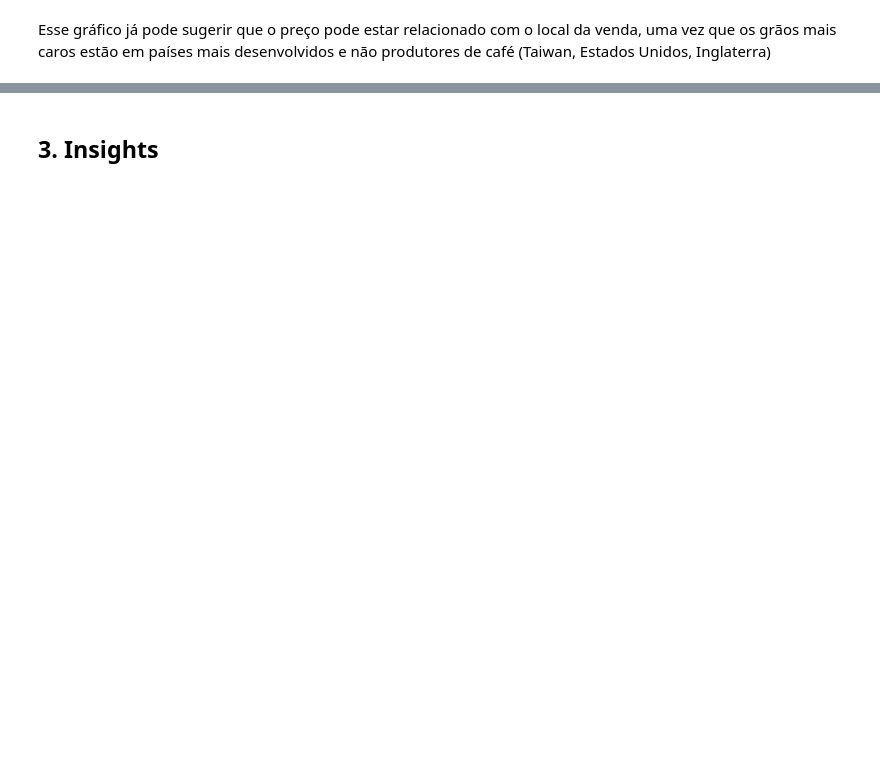
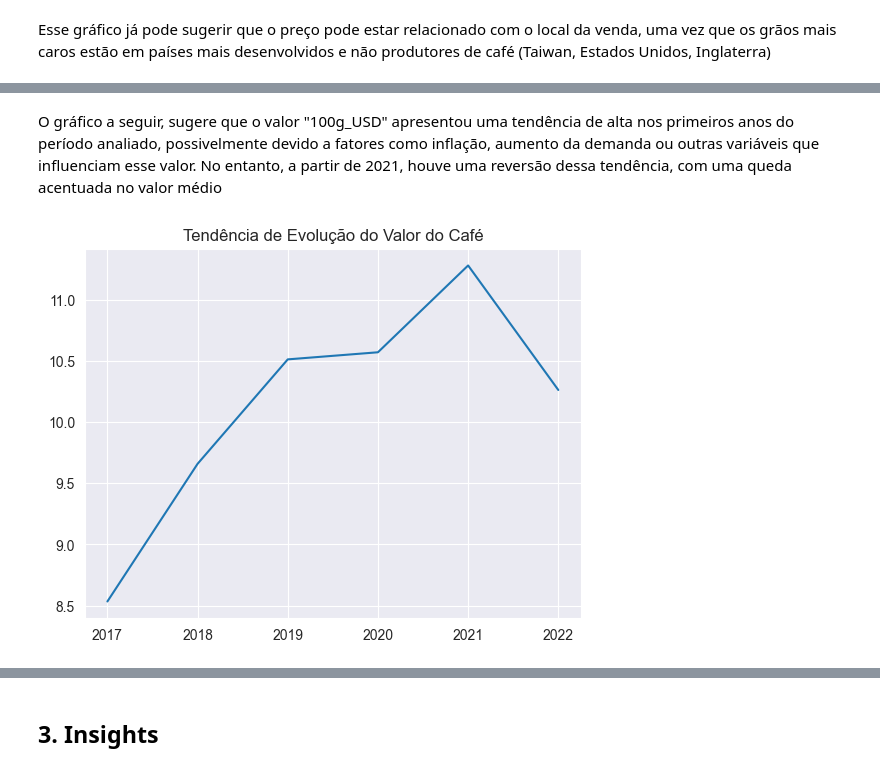
Before and after one commit to atlantico-academy/equipe3-2024.3, a Jupyter notebook: notebooks/01-exploratory_data_analysis.ipynb, the cells around one changed output, grey strips where cells are left out. Cells and saved outputs as stored; diff of their text form; code cells hidden in the pictures; blank space fills up the shorter version.

```diff
--- a/notebooks/01-exploratory_data_analysis.ipynb
+++ b/notebooks/01-exploratory_data_analysis.ipynb
@@ -185,0 +201,10 @@ Text(0, 0.5, 'Local da venda')
+# %% [markdown]
+O gráfico a seguir, sugere que o valor "100g_USD" apresentou uma tendência de alta nos primeiros anos do período analiado, possivelmente devido a fatores como inflação, aumento da demanda ou outras variáveis que influenciam esse valor. No entanto, a partir de 2021, houve uma reversão dessa tendência, com uma queda acentuada no valor médio
+# %%
+# calcular a média de '100g_USD' por ano
+media_por_ano = data.groupby('ano')['100g_USD'].mean()
+plt.plot(media_por_ano.index, media_por_ano.values)
+plt.title('Tendência de Evolução do Valor do Café')
+plt.show()
+# %% [output]
+[figure, added]
```
Also changed, not shown: parts of 47 cells of this notebook.
